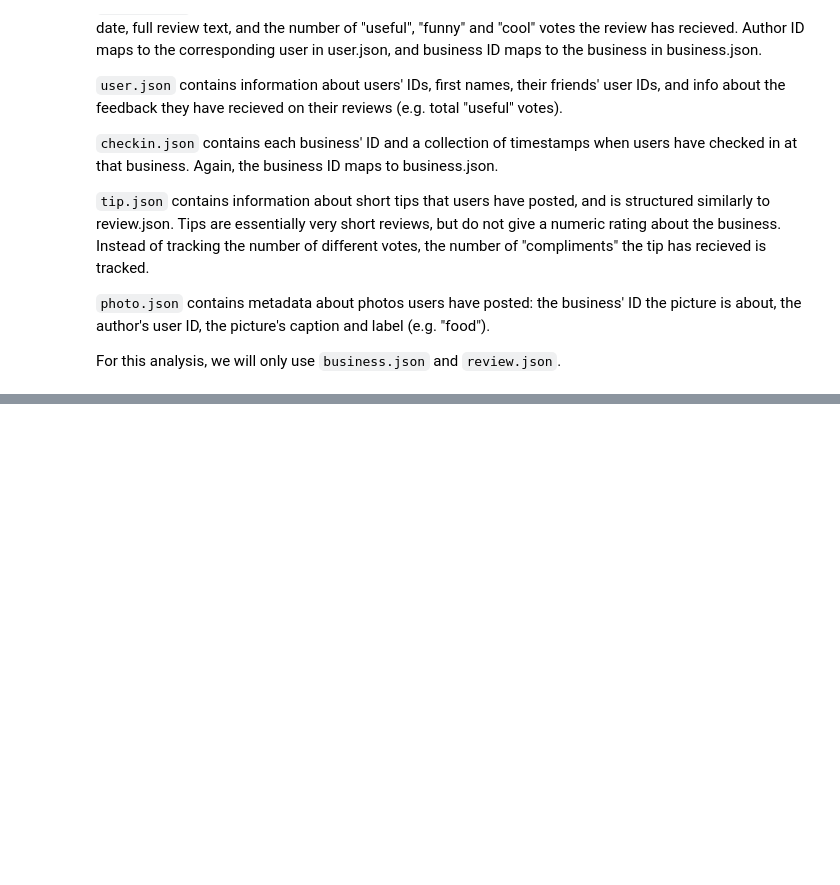
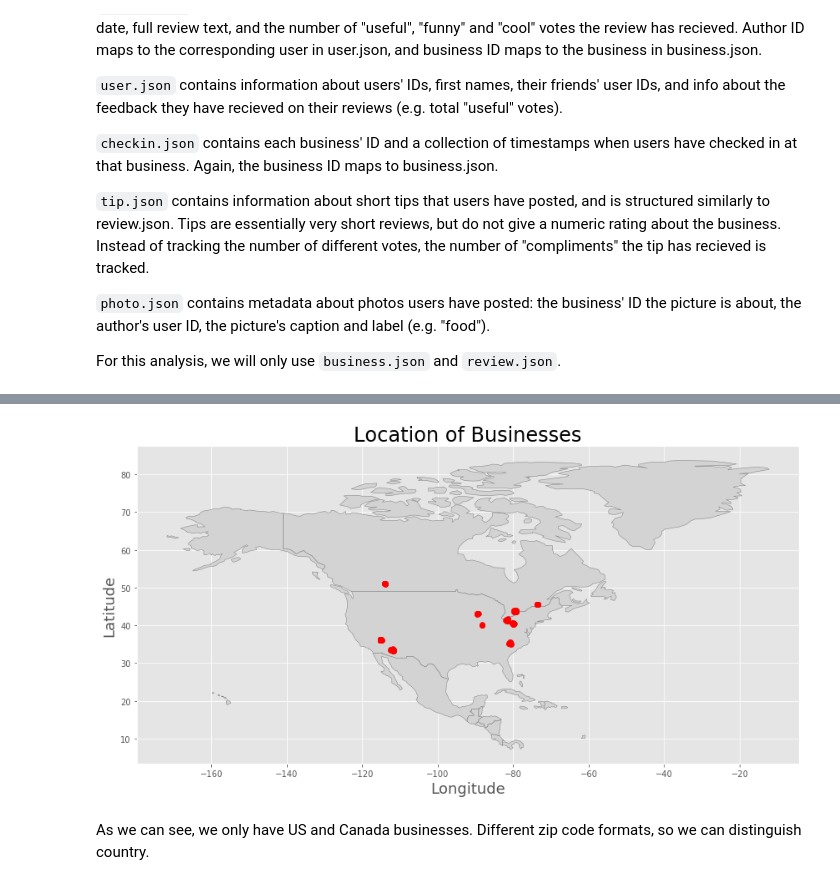
Before and after one commit to KNurmik/Yelp-Dataset-Challenge, a Jupyter notebook: A2.ipynb, the cells around one changed output, grey strips where cells are left out. Saved outputs shown, nothing was run; the diff lists cells and outputs as text; code cells hidden in the pictures; blank space fills up the shorter version.

```diff
--- a/A2.ipynb
+++ b/A2.ipynb
@@ -73,0 +84,19 @@ tr =
+# %%
+gdf = gpd.GeoDataFrame(
+    business, geometry=gpd.points_from_xy(business.longitude, business.latitude))
+
+world = gpd.read_file(gpd.datasets.get_path('naturalearth_lowres'))
+
+ax = world[world.continent == 'North America'].plot(
+    color='lightgrey', edgecolor='grey')
+
+gdf.plot(ax=ax, color='red')
+
+plt.title("Location of Businesses", fontsize=24)
+plt.xlabel("Longitude", fontsize=18)
+plt.ylabel("Latitude", fontsize=18)
+plt.show()
+# %% [output]
+[figure, added]
+# %% [markdown]
+As we can see, we only have US and Canada businesses. Different zip code formats, so we can distinguish country.
```
Also changed, not shown: parts of 4 cells of this notebook.
